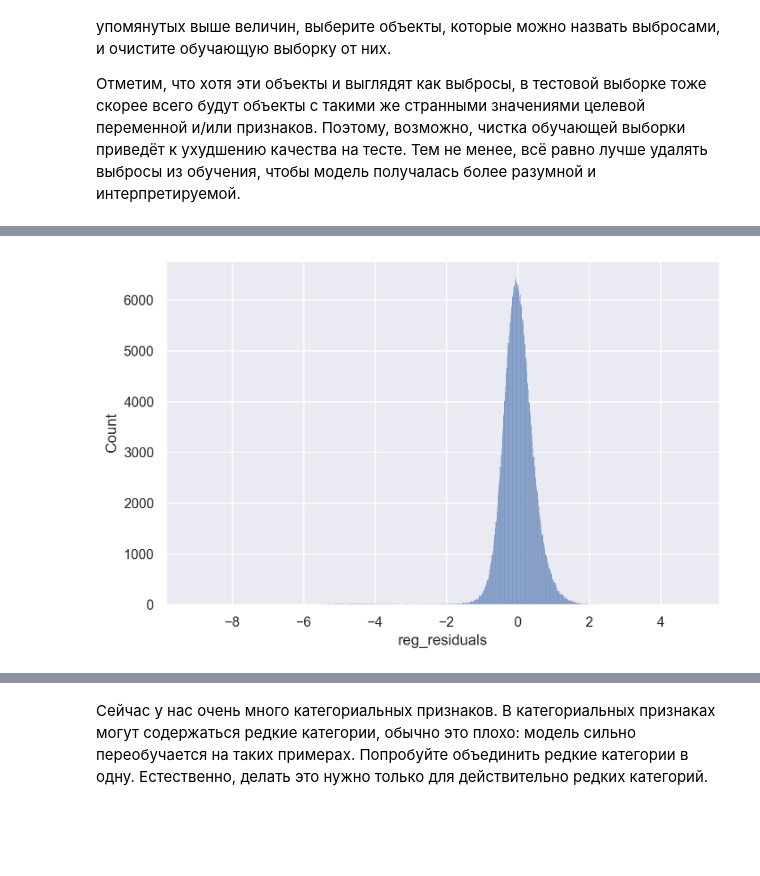
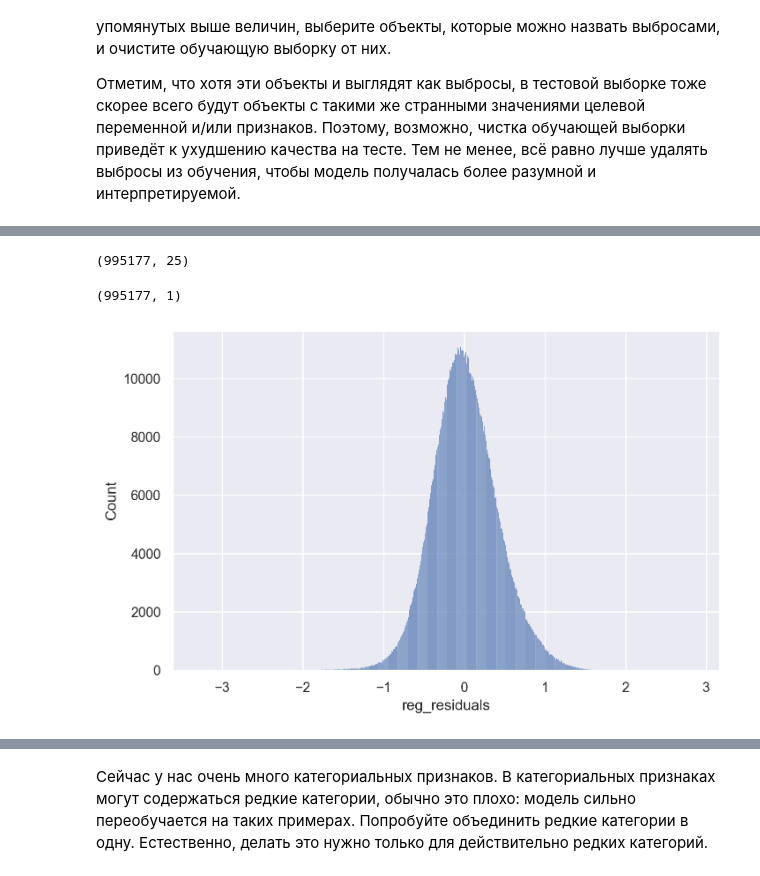
Before and after one commit to Nojatij/ml_courses, a Jupyter notebook: 1_st_course/homework/hw2/homework-practice-02-linregr.ipynb, the cells around one changed output, grey strips where cells are left out. Drawn from its saved outputs; the diff is of its cells as text; code cells hidden in the pictures; blank space fills up the shorter version.

```diff
--- a/1_st_course/homework/hw2/homework-practice-02-linregr.ipynb
+++ b/1_st_course/homework/hw2/homework-practice-02-linregr.ipynb
@@ -753,0 +759,12 @@ Size after OneHot: (1021050, 220)
+# %%
+# Нахождение квантиля
+quantile_value_max = X_train['log_haversine'].quantile(0.75)
+quantile_value_min = X_train['log_haversine'].quantile(0.25)
+iqr = quantile_value_max - quantile_value_min
+lower_bound = quantile_value_min - 1.5 * iqr
+upper_bound = quantile_value_max + 1.5 * iqr
+# Фильтрация данных и удаление строк, основываясь на квантиле
+X_train = X_train[(lower_bound < X_train['log_haversine']) & (X_train['log_haversine'] < upper_bound)]
+
+sns.histplot(X_train.log_haversine, kde = True)
+plt.show()
@@ -753,0 +773,3 @@ Size after OneHot: (1021050, 220)
+# %%
+y_train = y_train[y_train.index.isin(X_train.index)]
+display(X_train.shape, y_train.shape)
@@ -763,0 +784,12 @@ plt.show()
+# %%
+# Нахождение квантиля
+quantile_value_max = y_train['log_trip_duration'].quantile(0.75)
+quantile_value_min = y_train['log_trip_duration'].quantile(0.25)
+iqr = quantile_value_max - quantile_value_min
+lower_bound = quantile_value_min - 1.5 * iqr
+upper_bound = quantile_value_max + 1.5 * iqr
+# Фильтрация данных и удаление строк, основываясь на квантиле
+y_train = y_train[(lower_bound < y_train['log_trip_duration']) & (y_train['log_trip_duration'] < upper_bound)]
+
+sns.histplot(y_train.log_trip_duration, kde = True)
+plt.show()
@@ -764,6 +798,13 @@ plt.show()
+# %%
+X_train = X_train[X_train.index.isin(y_train.index)]
+display(X_train.shape, y_train.shape)
+# %% [output]
+(995177, 25)
+(995177, 1)
 # %%
-reg_residuals = pd.Series(np.array(y_pred)-y_test, name='reg_residuals')
+y_train_pred = model.predict(X_train[train_features])
+reg_residuals = pd.Series(np.array(y_train_pred)-y_train['log_trip_duration'], name='reg_residuals')
 sns.histplot(reg_residuals)
 plt.show()
 # %% [output]
-[figure, old version]
+[figure, new version]
```
Also changed, not shown: parts of 10 cells of this notebook.
